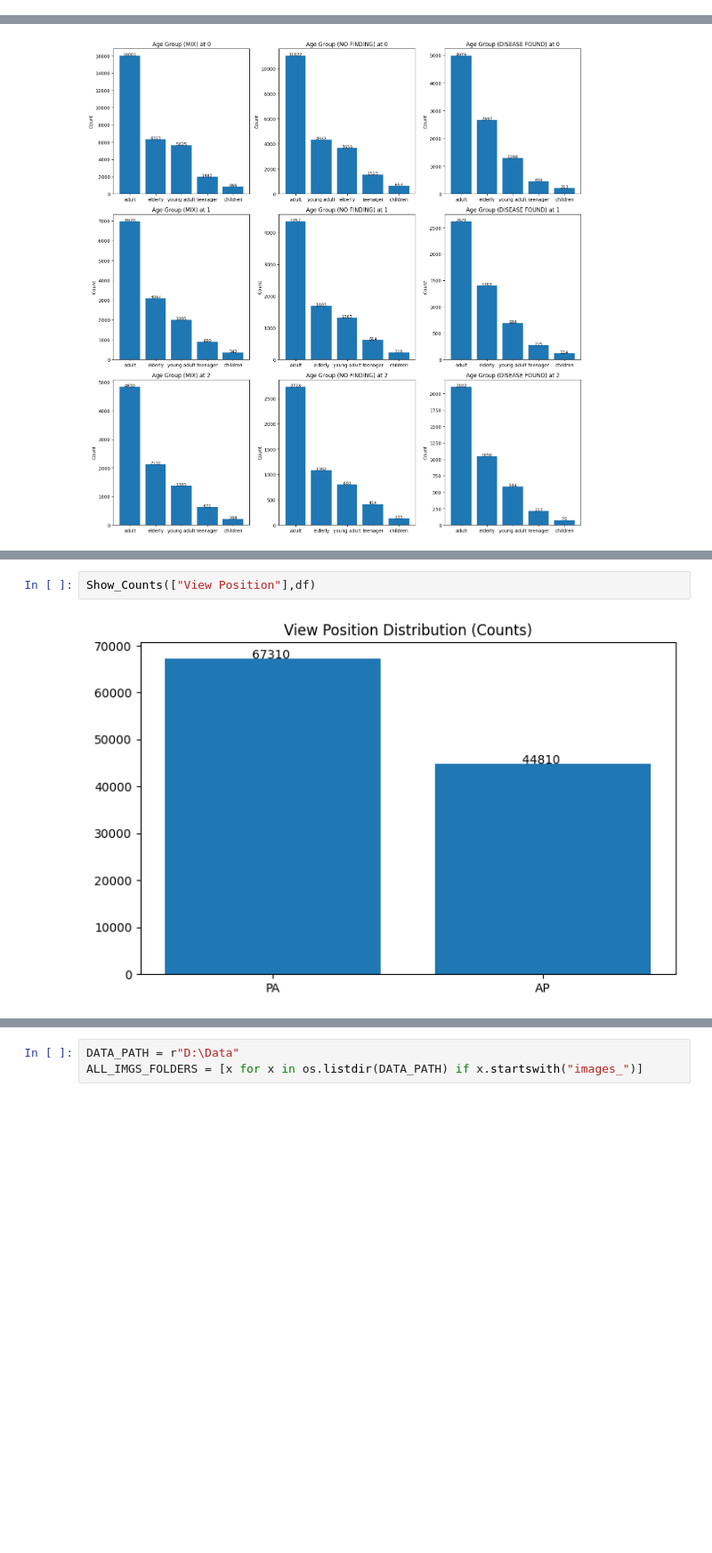
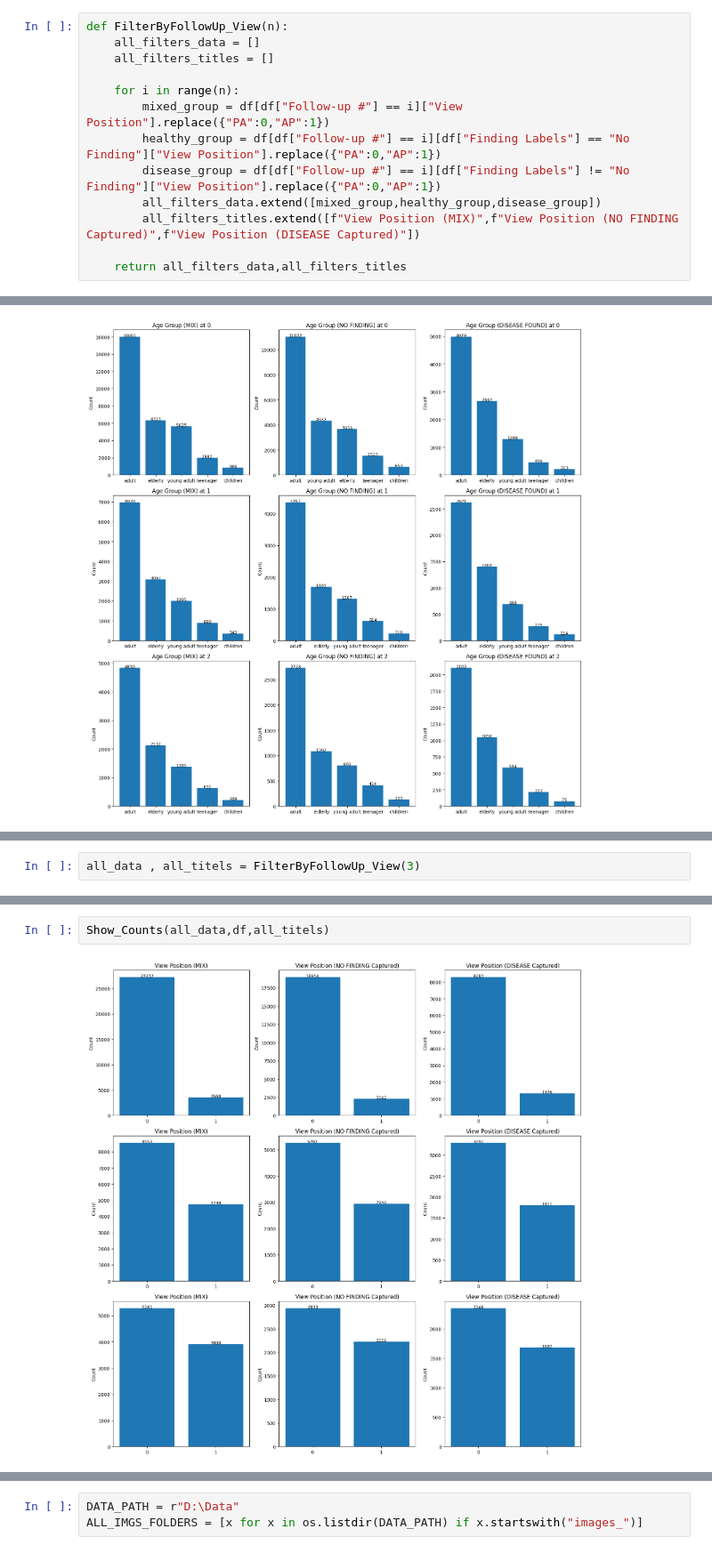
Before and after one commit to abdubakr77/chest-xray-multilabel-classification, a Jupyter notebook: notebooks/01_EDA.ipynb, the cells around one changed output, grey strips where cells are left out. Shown at 89% size. Cells and saved outputs as stored; diff of their text form; blank space fills up the shorter version.

```diff
--- a/notebooks/01_EDA.ipynb
+++ b/notebooks/01_EDA.ipynb
@@ -357 +339,14 @@ def FilterByFollowUp(n):
+# %%
+def FilterByFollowUp_View(n):
+    all_filters_data = []
+    all_filters_titles = []
+
+    for i in range(n):
+        mixed_group = df[df["Follow-up #"] == i]["View Position"].replace({"PA":0,"AP":1})
+        healthy_group = df[df["Follow-up #"] == i][df["Finding Labels"] == "No Finding"]["View Position"].replace({"PA":0,"AP":1})
+        disease_group = df[df["Follow-up #"] == i][df["Finding Labels"] != "No Finding"]["View Position"].replace({"PA":0,"AP":1})
+        all_filters_data.extend([mixed_group,healthy_group,disease_group])
+        all_filters_titles.extend([f"View Position (MIX)",f"View Position (NO FINDING Captured)",f"View Position (DISEASE Captured)"])
+
+    return all_filters_data,all_filters_titles
 # %%
@@ -366,0 +372,2 @@ Show_Counts(["Patient Gender"],df)
+# %%
+all_data , all_titels = FilterByFollowUp_View(3)
@@ -367,4 +378,4 @@ Show_Counts(["Patient Gender"],df)
 # %%
-Show_Counts(["View Position"],df)
+Show_Counts(all_data,df,all_titels)
 # %% [output]
-[figure, old version]
+[figure, new version]
```
Also changed, not shown: parts of 14 cells of this notebook.
